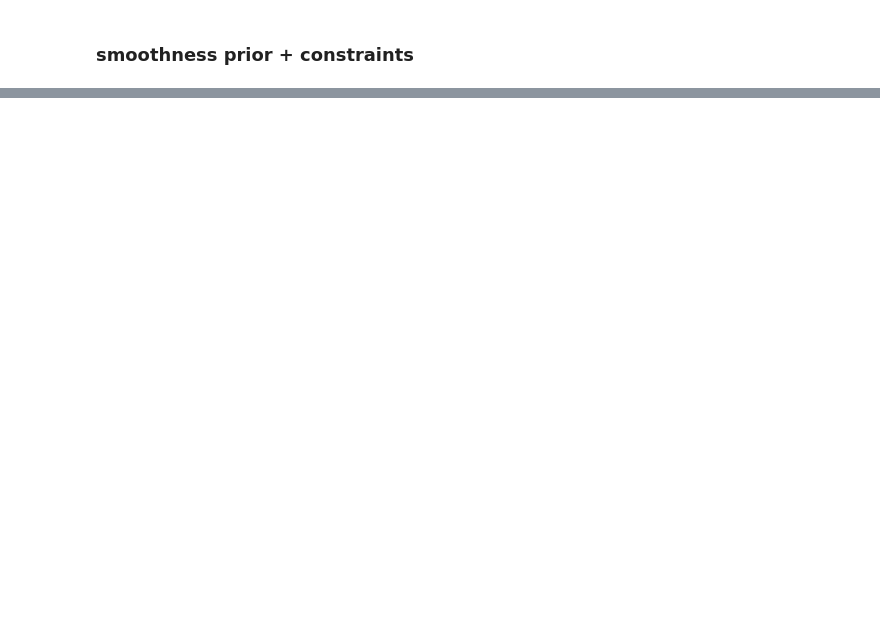
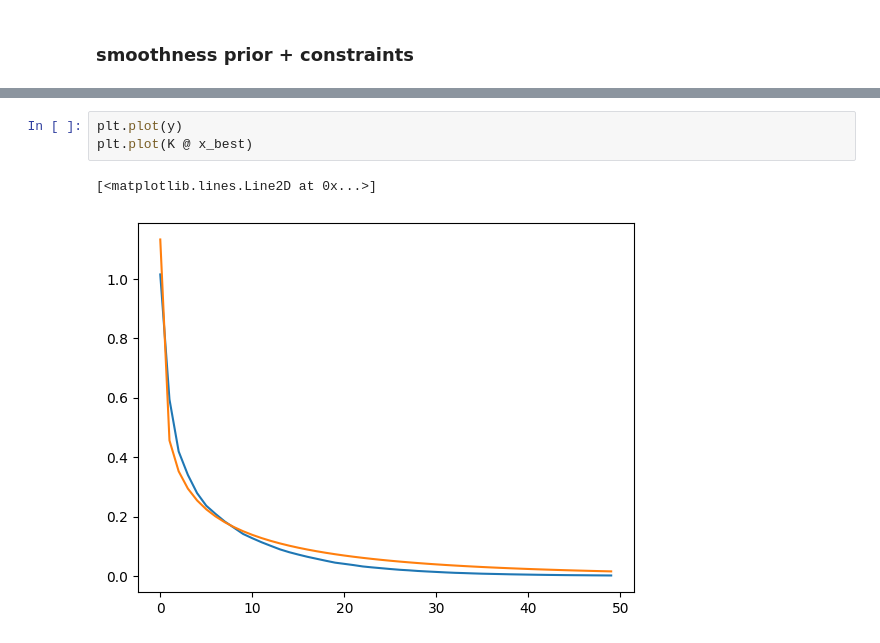
Before and after one commit to matthieuneau/optimization-lab, a Jupyter notebook: tp1.ipynb, the cells around one changed output, grey strips where cells are left out. Drawn from its saved outputs; the diff is of its cells as text; blank space fills up the shorter version.

```diff
--- a/tp1.ipynb
+++ b/tp1.ipynb
@@ -176,0 +227,6 @@ plt.show()
+# %%
+plt.plot(y)
+plt.plot(K @ x_best)
+# %% [output]
+[<matplotlib.lines.Line2D at 0x...>]
+[figure, added]
```
Also changed, not shown: parts of 13 cells of this notebook, 3 other files.
